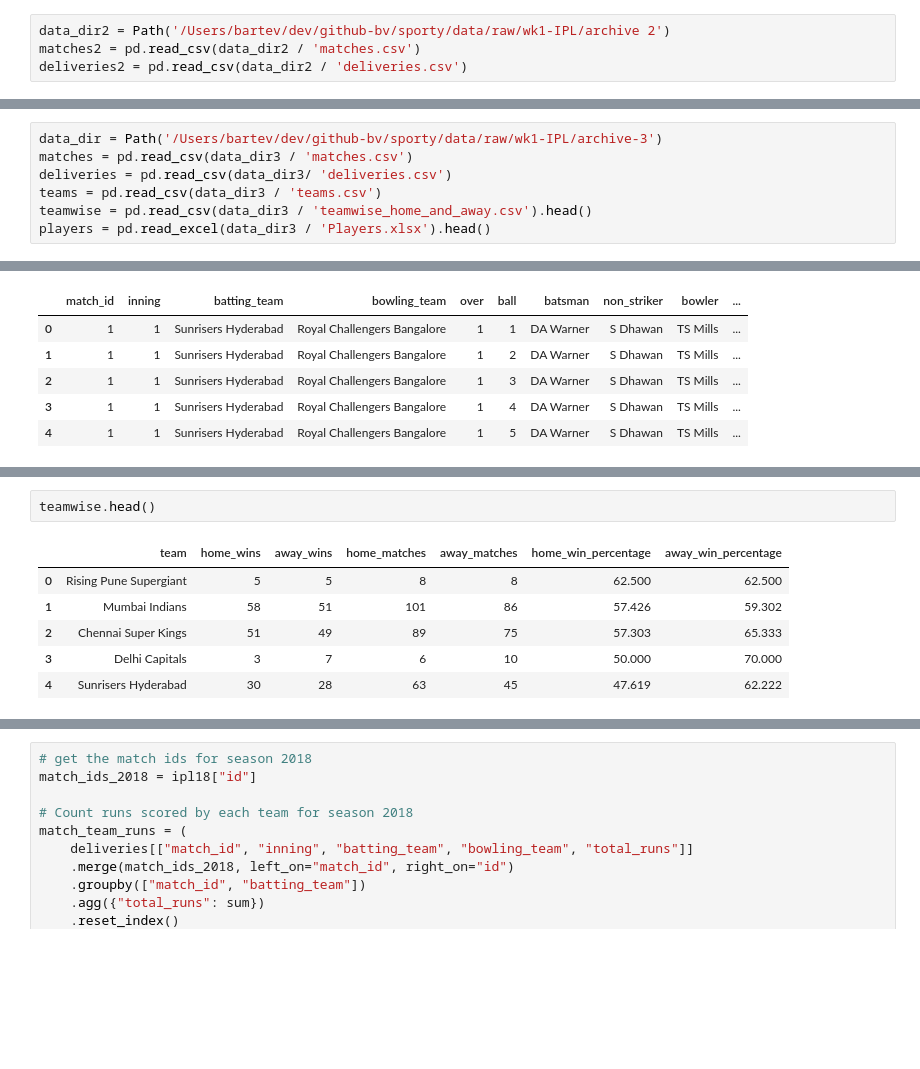
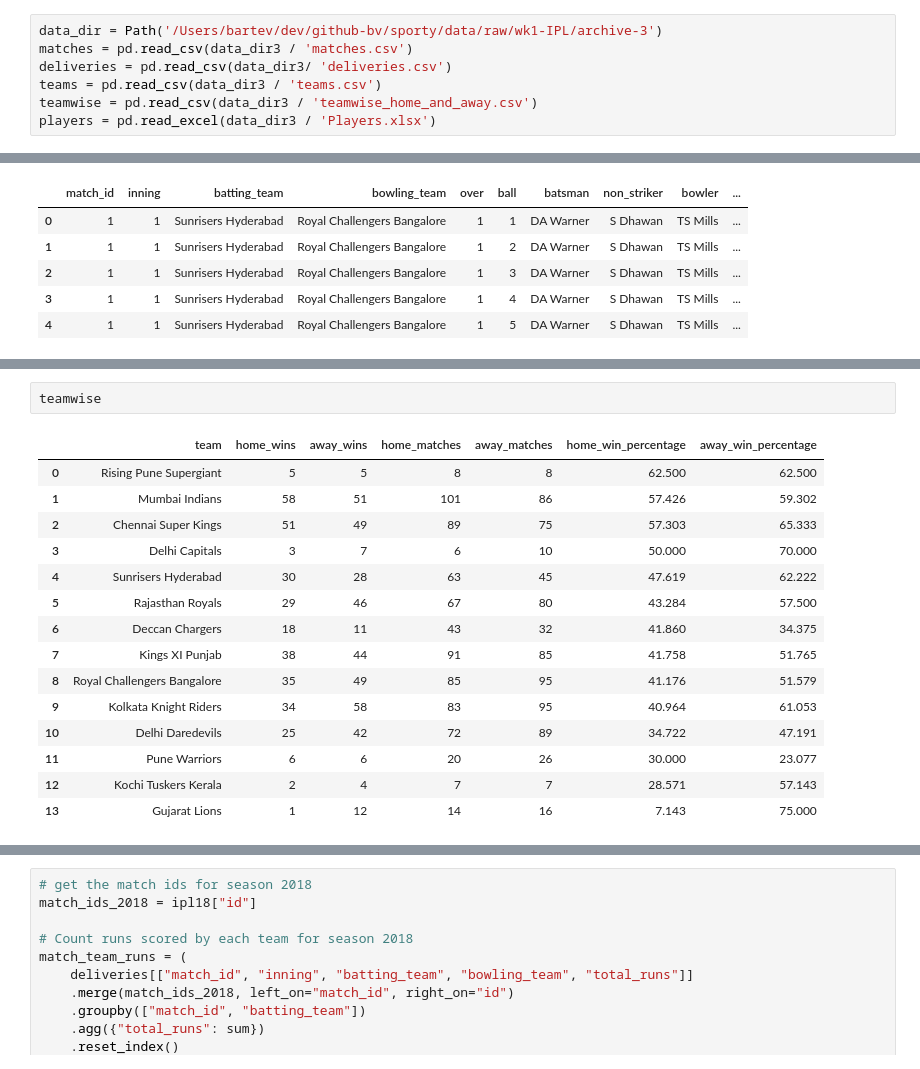
Before and after one commit to bartev/sporty, a Jupyter notebook: notebooks/02-pythagorean-expectation-ILB-cricket.ipynb, the cells around one changed output, grey strips where cells are left out. Cells and saved outputs as stored; diff of their text form; blank space fills up the shorter version.

Commit message:
Save the IPL data used

```diff
--- a/notebooks/02-pythagorean-expectation-ILB-cricket.ipynb
+++ b/notebooks/02-pythagorean-expectation-ILB-cricket.ipynb
@@ -108,4 +102,7 @@ dtype: int64
 # %%
-data_dir2 = Path('/Users/bartev/dev/github-bv/sporty/data/raw/wk1-IPL/archive 2')
-matches2 = pd.read_csv(data_dir2 / 'matches.csv')
-deliveries2 = pd.read_csv(data_dir2 / 'deliveries.csv')
+data_dir = Path('/Users/bartev/dev/github-bv/sporty/data/raw/wk1-IPL/archive-3')
+matches = pd.read_csv(data_dir3 / 'matches.csv')
+deliveries = pd.read_csv(data_dir3/ 'deliveries.csv')
+teams = pd.read_csv(data_dir3 / 'teams.csv')
+teamwise = pd.read_csv(data_dir3 / 'teamwise_home_and_away.csv')
+players = pd.read_excel(data_dir3 / 'Players.xlsx')
@@ -148,10 +109,3 @@ More data than `archive 2`?
-# %%
-data_dir = Path('/Users/bartev/dev/github-bv/sporty/data/raw/wk1-IPL/archive-3')
-matches = pd.read_csv(data_dir3 / 'matches.csv')
-deliveries = pd.read_csv(data_dir3/ 'deliveries.csv')
-teams = pd.read_csv(data_dir3 / 'teams.csv')
-teamwise = pd.read_csv(data_dir3 / 'teamwise_home_and_away.csv').head()
-players = pd.read_excel(data_dir3 / 'Players.xlsx').head()
 # %%
 matches.groupby('Season').size()
 # %% [output]
@@ -185,12 +139,21 @@ matches.head(2)
 | 0 | 1 | IPL-2017 | Hyderabad | 05-04-2017 | Sunrisers Hyderabad | Royal Challengers Bangalore | Royal Challengers Bangalore | field | normal | 0 | ... |
 | 1 | 2 | IPL-2017 | Pune | 06-04-2017 | Mumbai Indians | Rising Pune Supergiant | Rising Pune Supergiant | field | normal | 0 | ... |
 # %%
-teamwise.head()
+teamwise
 # %% [output]
 |  | team | home_wins | away_wins | home_matches | away_matches | home_win_percentage | away_win_percentage |
 | 0 | Rising Pune Supergiant | 5 | 5 | 8 | 8 | 62.500 | 62.500 |
 | 1 | Mumbai Indians | 58 | 51 | 101 | 86 | 57.426 | 59.302 |
 | 2 | Chennai Super Kings | 51 | 49 | 89 | 75 | 57.303 | 65.333 |
 | 3 | Delhi Capitals | 3 | 7 | 6 | 10 | 50.000 | 70.000 |
 | 4 | Sunrisers Hyderabad | 30 | 28 | 63 | 45 | 47.619 | 62.222 |
+| 5 | Rajasthan Royals | 29 | 46 | 67 | 80 | 43.284 | 57.500 |
+| 6 | Deccan Chargers | 18 | 11 | 43 | 32 | 41.860 | 34.375 |
+| 7 | Kings XI Punjab | 38 | 44 | 91 | 85 | 41.758 | 51.765 |
+| 8 | Royal Challengers Bangalore | 35 | 49 | 85 | 95 | 41.176 | 51.579 |
+| 9 | Kolkata Knight Riders | 34 | 58 | 83 | 95 | 40.964 | 61.053 |
+| 10 | Delhi Daredevils | 25 | 42 | 72 | 89 | 34.722 | 47.191 |
+| 11 | Pune Warriors | 6 | 6 | 20 | 26 | 30.000 | 23.077 |
+| 12 | Kochi Tuskers Kerala | 2 | 4 | 7 | 7 | 28.571 | 57.143 |
+| 13 | Gujarat Lions | 1 | 12 | 14 | 16 | 7.143 | 75.000 |
 # %%
```
Also changed, not shown: parts of 16 cells of this notebook, 7 other files.
